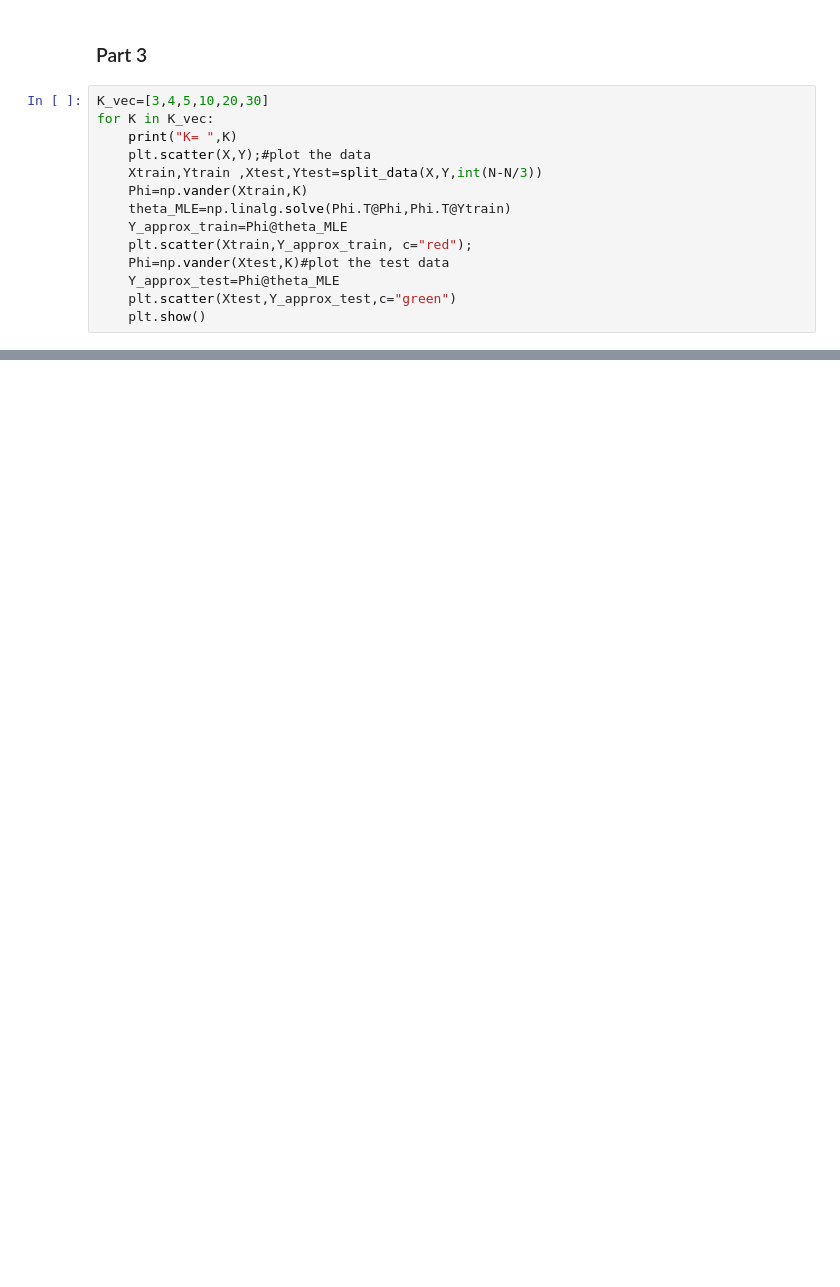
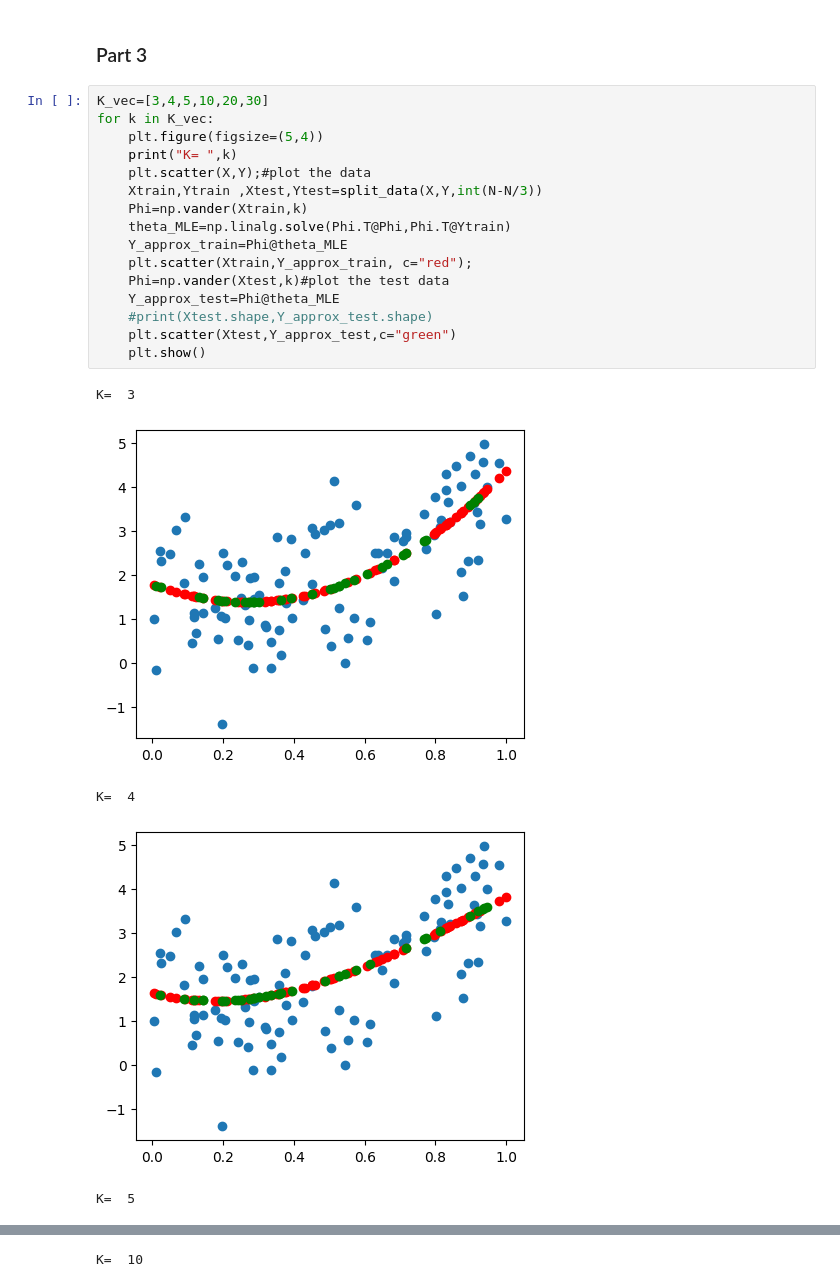
Before and after one commit to francesco-source/Artificial-Intelligence-UNIBO, a Jupyter notebook: Statistical_and_mathematical_methods_for_AI/Exercises/Exercise4.ipynb, the cells around one changed output, grey strips where cells are left out. Cells and saved outputs as stored; diff of their text form; blank space fills up the shorter version.

```diff
--- a/Statistical_and_mathematical_methods_for_AI/Exercises/Exercise4.ipynb
+++ b/Statistical_and_mathematical_methods_for_AI/Exercises/Exercise4.ipynb
@@ -45,15 +45,23 @@ plt.scatter(X,Y);
 ### Part 3
 # %%
 K_vec=[3,4,5,10,20,30]
-for K in K_vec:
-    print("K= ",K)
+for k in K_vec:
+    plt.figure(figsize=(5,4))
+    print("K= ",k)
     plt.scatter(X,Y);#plot the data
     Xtrain,Ytrain ,Xtest,Ytest=split_data(X,Y,int(N-N/3))
-    Phi=np.vander(Xtrain,K)
+    Phi=np.vander(Xtrain,k)
     theta_MLE=np.linalg.solve(Phi.T@Phi,Phi.T@Ytrain)
     Y_approx_train=Phi@theta_MLE
     plt.scatter(Xtrain,Y_approx_train, c="red");
-    Phi=np.vander(Xtest,K)#plot the test data
+    Phi=np.vander(Xtest,k)#plot the test data
     Y_approx_test=Phi@theta_MLE
+    #print(Xtest.shape,Y_approx_test.shape)
     plt.scatter(Xtest,Y_approx_test,c="green")
     plt.show()
+# %% [output]
+K=  3
+[figure, added]
+K=  4
+[figure, added]
+K=  5
@@ -59,0 +69 @@ for K in K_vec:
+K=  10
```
Also changed, not shown: parts of 10 cells of this notebook.
